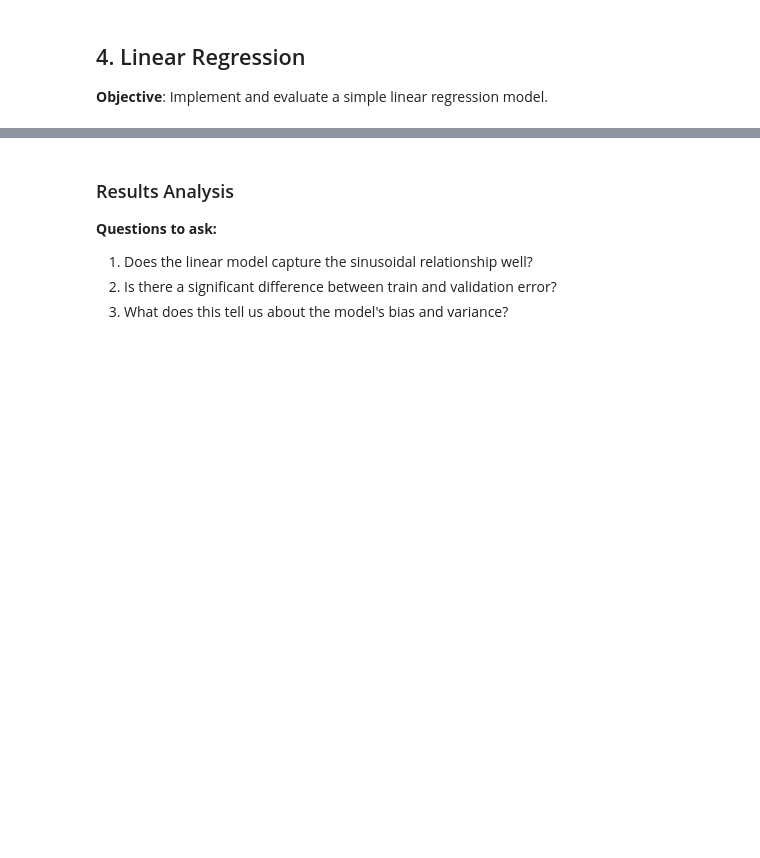
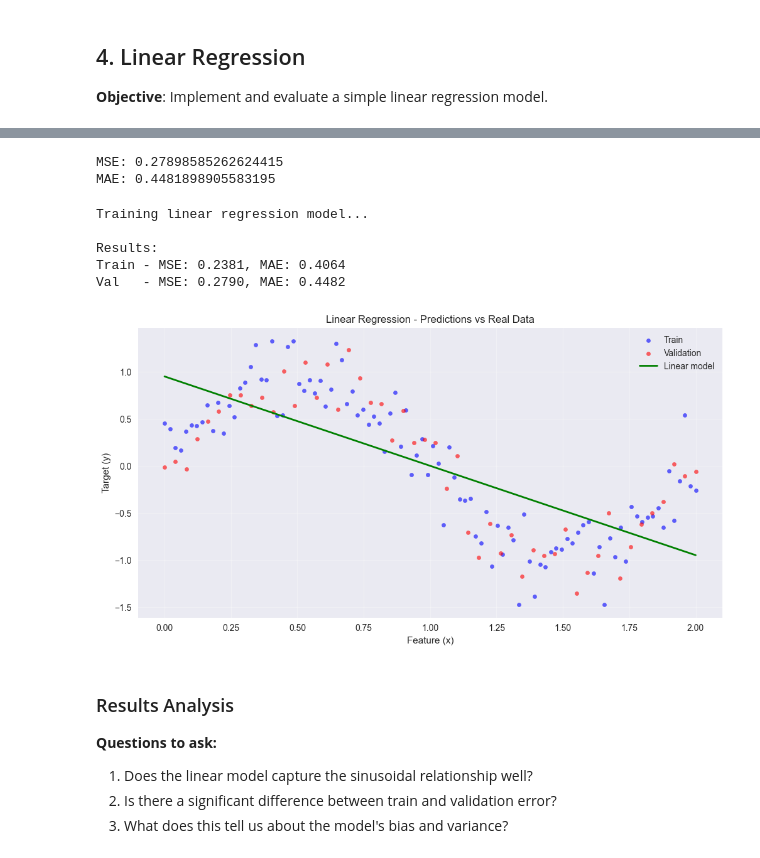
Before and after one commit to Poreck20/MoSEF-Applied-ML_Alpha_Djema, a Jupyter notebook: notebook/Model selection bias vs variance.ipynb, the cells around one changed output, grey strips where cells are left out. Drawn from its saved outputs; the diff is of its cells as text; code cells hidden in the pictures; blank space fills up the shorter version.

```diff
--- a/notebook/Model selection bias vs variance.ipynb
+++ b/notebook/Model selection bias vs variance.ipynb
@@ -100,7 +178,6 @@ def fit_reg_lineaire(df, features, target):
 # %%
 from sklearn.metrics import mean_squared_error, mean_absolute_error
 
-# Exercise: Create an evaluation function
 def pred_evaluate_reg_lineaire(model, df_test, features, target):
     """
     Predicts and evaluates a linear regression model.
@@ -115,5 +192,15 @@ def pred_evaluate_reg_lineaire(model, df_test, features, target):
         mse {float} -- mean squared error of the model on df_test
         mae {float} -- mean absolute error of the model on df_test
     """
+    # 1. Extraire X et y du jeu de test
+    X_test = df_test[features]
+    y_test = df_test[target]
 
-    return None, None
+    # 2. Prédictions du modèle
+    y_pred = model.predict(X_test)
+
+    # 3. Calcul des métriques
+    mse = mean_squared_error(y_test, y_pred)
+    mae = mean_absolute_error(y_test, y_pred)
+
+    return mse, mae
@@ -159,3 +207,60 @@ plt.show()
+# %%
+features = ['x_test']  # liste des colonnes features
+target = 'y_test'     # nom de la colonne target
+
+mse, mae = pred_evaluate_reg_lineaire(model, df_test, features, target)
+
+print("MSE:", mse)
+print("MAE:", mae)
+# %% [output]
+MSE: 0.27898585262624415
+MAE: 0.4481898905583195
+# %%
+# Utiliser les DataFrames existants
+features = ['x']       # colonne feature du train set
+target = 'y'           # colonne target
+
+# Model training
+print("Training linear regression model...")
+model_linear = fit_reg_lineaire(df, features, target)
+
+# Evaluation on train and validation
+mse_train, mae_train = pred_evaluate_reg_lineaire(model_linear, df, features, target)
+mse_val, mae_val = pred_evaluate_reg_lineaire(model_linear, df_test, ['x_test'], 'y_test')
+
+print(f"\nResults:")
+print(f"Train - MSE: {mse_train:.4f}, MAE: {mae_train:.4f}")
+print(f"Val   - MSE: {mse_val:.4f}, MAE: {mae_val:.4f}")
+
+# Prediction visualization
+plt.figure(figsize=(12, 6))
+
+# Training data
+plt.scatter(df['x'], df['y'],
+           alpha=0.6, s=20, label='Train', color='blue')
+
+# Validation data
+plt.scatter(df_test['x_test'], df_test['y_test'],
+           alpha=0.6, s=20, label='Validation', color='red')
+
+# Model predictions
+x_range = np.linspace(0, 2, 100).reshape(-1, 1)
+y_pred_range = model_linear.predict(pd.DataFrame({'x': x_range.flatten()}))
+plt.plot(x_range, y_pred_range, 'g-', linewidth=2, label='Linear model')
+
+plt.xlabel('Feature (x)')
+plt.ylabel('Target (y)')
+plt.title('Linear Regression - Predictions vs Real Data')
+plt.legend()
+plt.grid(True, alpha=0.3)
+plt.show()
+# %% [output]
+Training linear regression model...
+
+Results:
+Train - MSE: 0.2381, MAE: 0.4064
+Val   - MSE: 0.2790, MAE: 0.4482
+[figure, added]
 # %% [markdown]
 ### Results Analysis
 **Questions to ask:**
```
Also changed, not shown: parts of 18 cells of this notebook.
